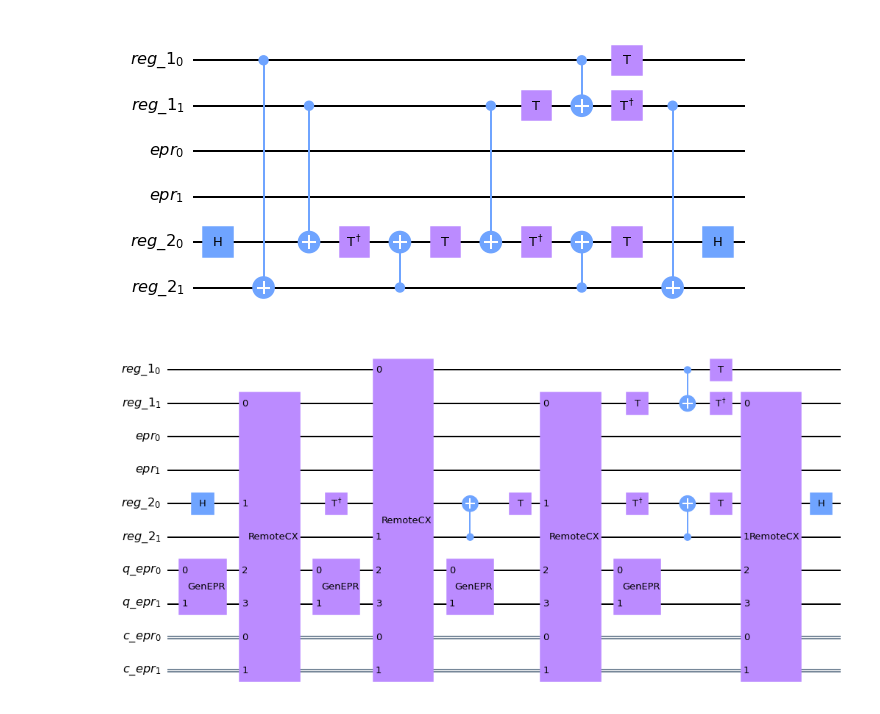
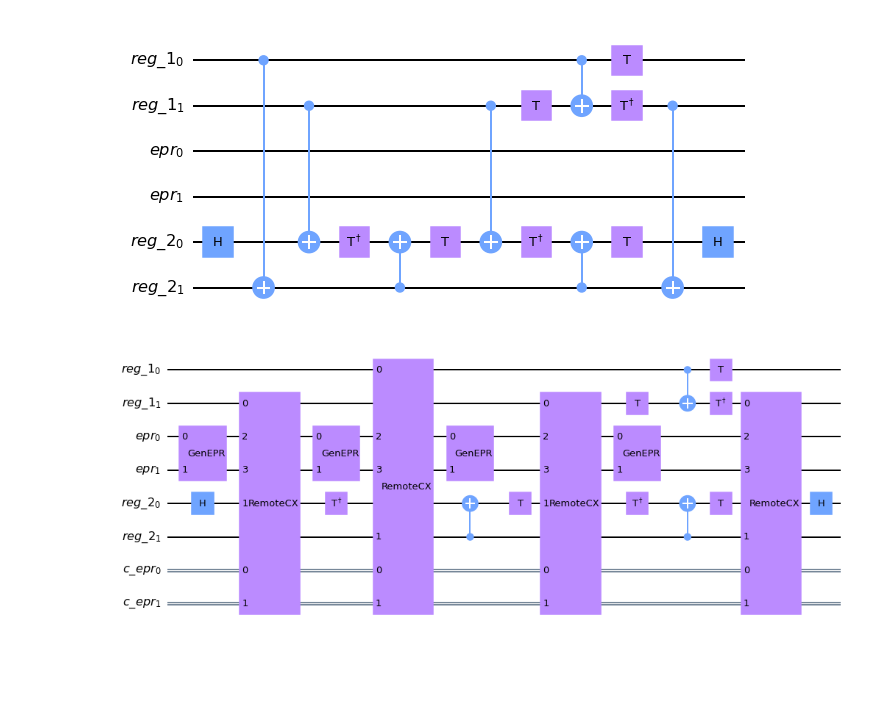
Before and after one commit to EntangledNetworks/remoteOps, a Jupyter notebook: examples/Tutorial - Remote Operations.ipynb, the cells around one changed output. Drawn from its saved outputs; the diff is of its cells as text; code cells hidden in the pictures; blank space fills up the shorter version.

```diff
--- a/examples/Tutorial - Remote Operations.ipynb
+++ b/examples/Tutorial - Remote Operations.ipynb
@@ -184,11 +213,11 @@ ex_adder_tele.draw(output='mpl')
 [figure]
 # %%
 # And as before, autosubstitute with EPR-mediated operations....
-remoteOps.autosubstitute(ex_adder_tele, reglist=[qreg_1,qreg_2])
+remoteOps.autosubstitute(ex_adder_tele, reglist=[qreg_1,qreg_2], epr_qreg=qreg_epr)
 
-ex_adder_tele.draw(output='mpl')
+ex_adder_tele.draw(output='mpl',cregbundle=False)
 # %% [output]
-[figure, old version]
+[figure, new version]
 # %%
 # ... and decompose into fundamental gates.
 remoteOps.decompose(ex_adder_tele)
```
Also changed, not shown: parts of 17 cells of this notebook.
